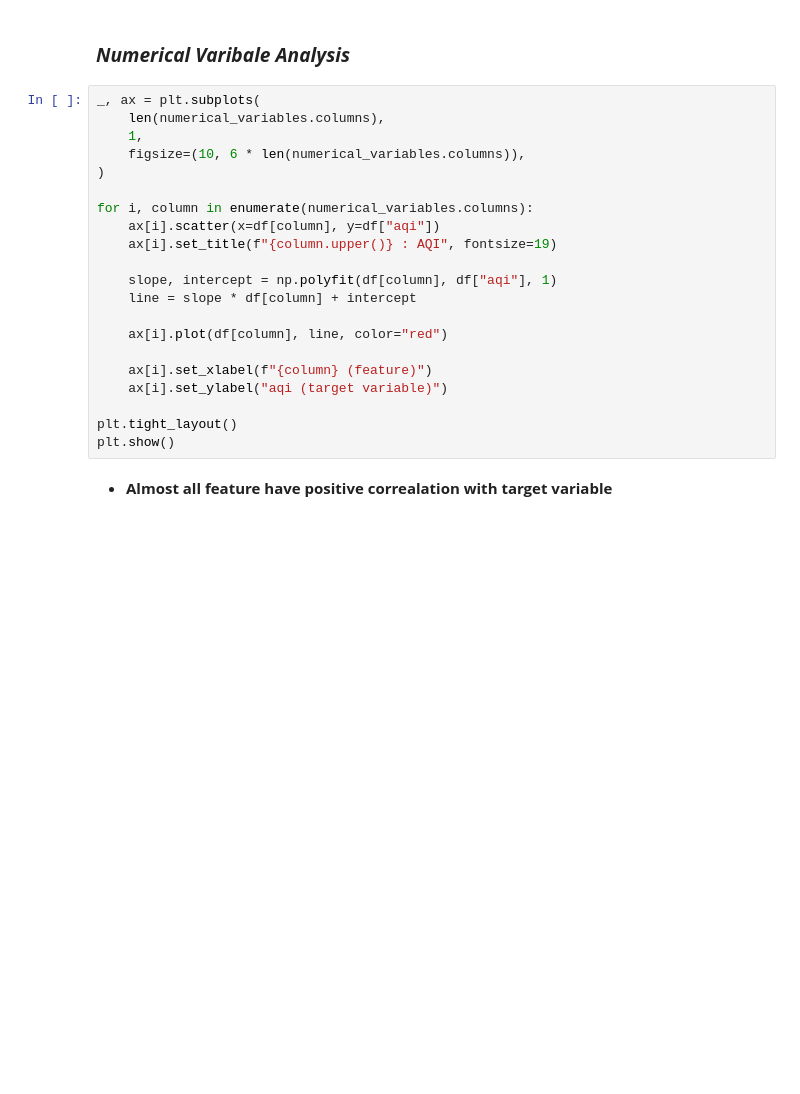
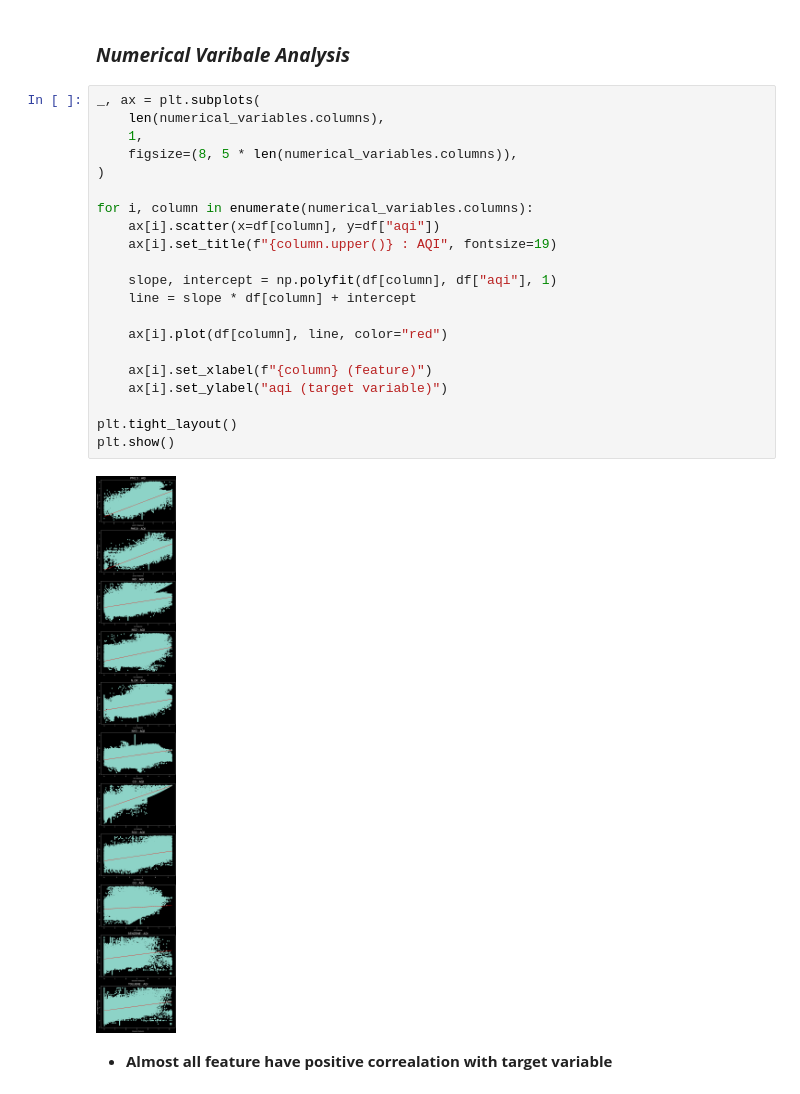
Before and after one commit to adnaaaen/air-quality-index-analysis, a Jupyter notebook: notebooks/02_eda.ipynb, the cells around one changed output. Cells and saved outputs as stored; diff of their text form; blank space fills up the shorter version.

```diff
--- a/notebooks/02_eda.ipynb
+++ b/notebooks/02_eda.ipynb
@@ -99,24 +125,26 @@ IndexError: too many indices for array: array is 1-dimensional, but 2 were index
 # %%
 _, ax = plt.subplots(
     len(numerical_variables.columns),
     1,
-    figsize=(10, 6 * len(numerical_variables.columns)),
+    figsize=(8, 5 * len(numerical_variables.columns)),
 )
 
 for i, column in enumerate(numerical_variables.columns):
     ax[i].scatter(x=df[column], y=df["aqi"])
     ax[i].set_title(f"{column.upper()} : AQI", fontsize=19)
 
     slope, intercept = np.polyfit(df[column], df["aqi"], 1)
     line = slope * df[column] + intercept
 
     ax[i].plot(df[column], line, color="red")
 
     ax[i].set_xlabel(f"{column} (feature)")
     ax[i].set_ylabel("aqi (target variable)")
 
 plt.tight_layout()
 plt.show()
+# %% [output]
+[figure, added]
 # %% [markdown]
 - **Almost all feature have positive correalation with target variable**
 # %% [markdown]
```
Also changed, not shown: parts of 7 cells of this notebook, 9 other files.
